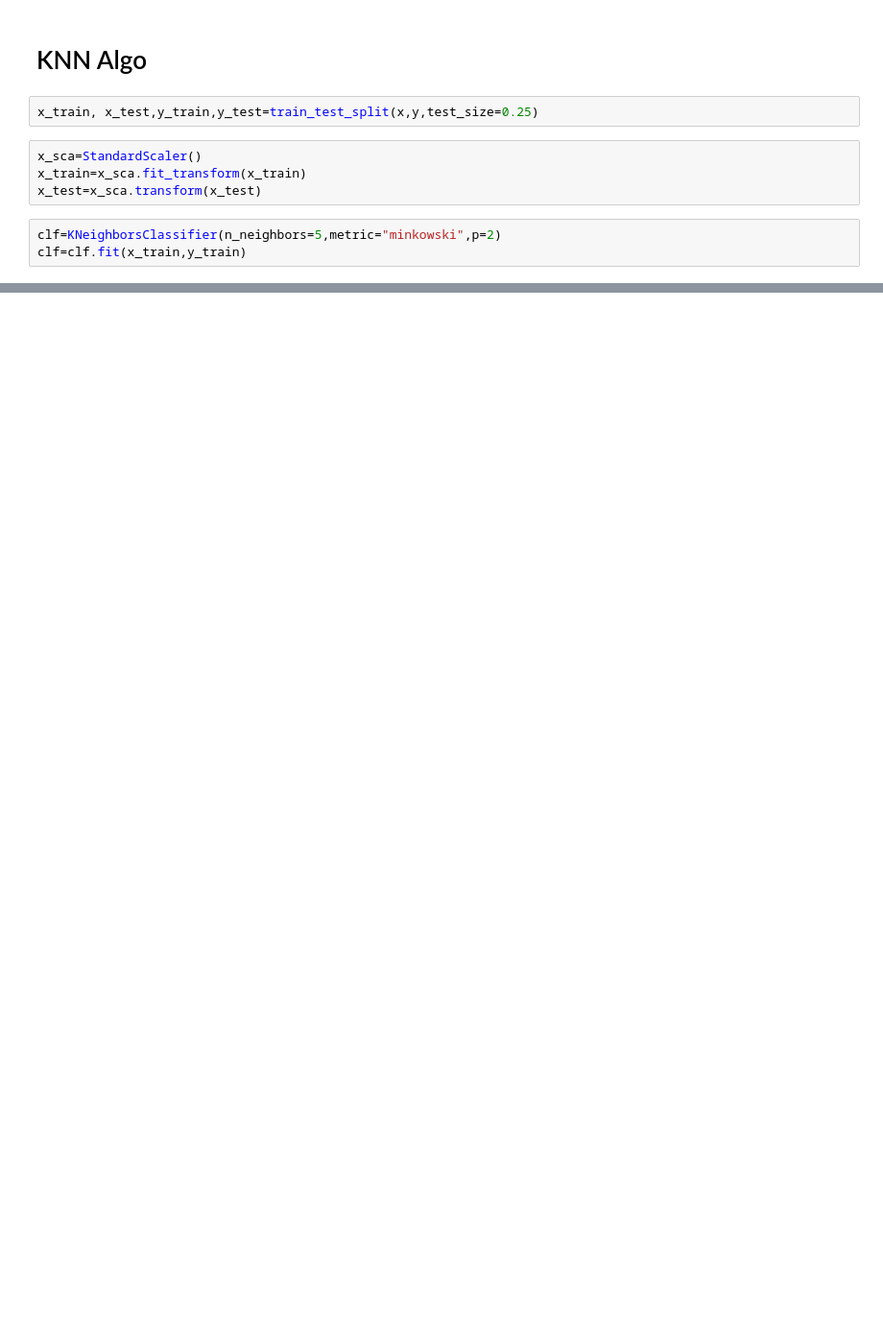
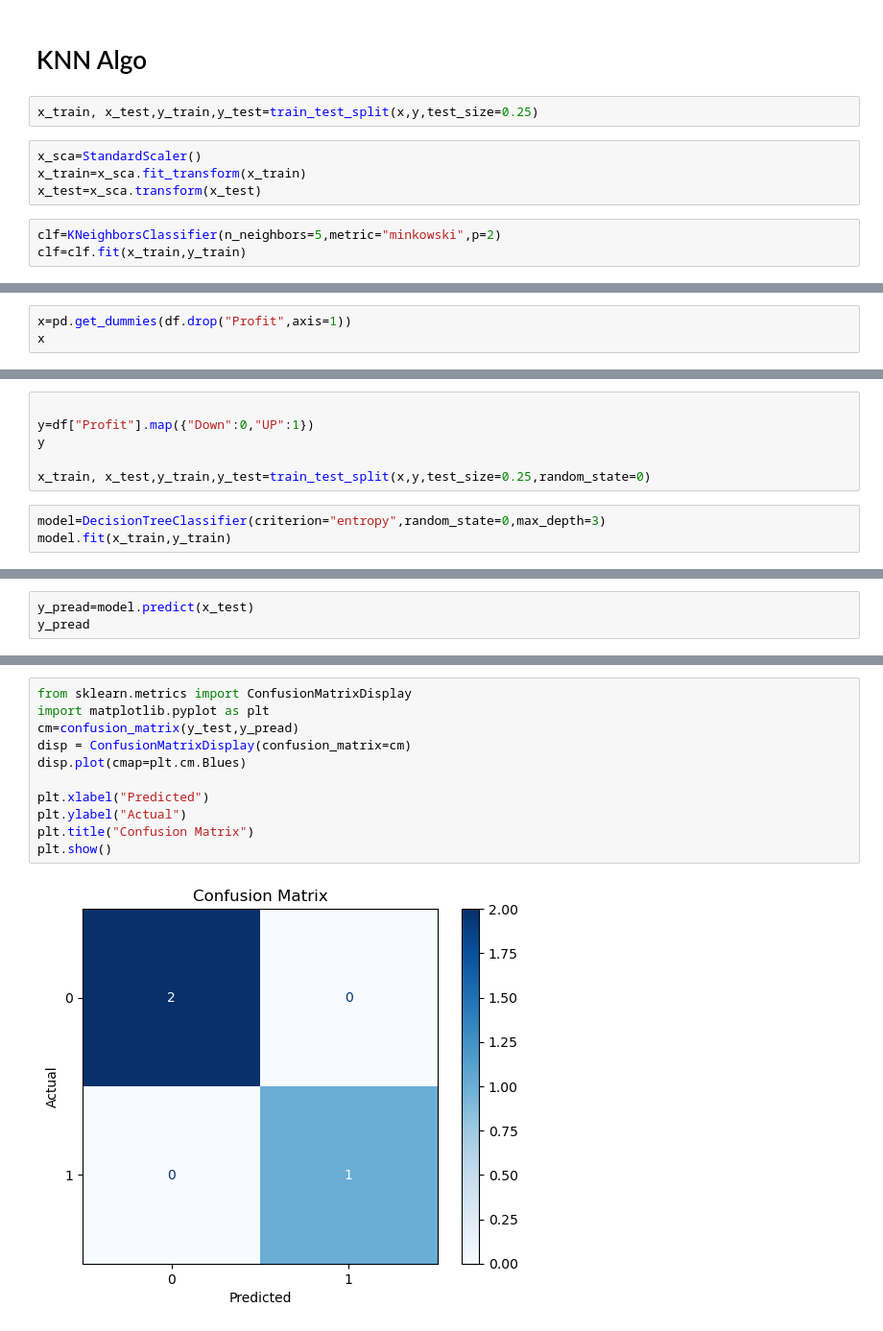
Before and after one commit to Mohitpunani99/JUpiter_ml, a Jupyter notebook: comparioson_logistic_KNN.ipynb, the cells around one changed output, grey strips where cells are left out. Shown at 96% size. Drawn from its saved outputs; the diff is of its cells as text; blank space fills up the shorter version.

```diff
--- a/comparioson_logistic_KNN.ipynb
+++ b/comparioson_logistic_KNN.ipynb
@@ -87,0 +119,3 @@ weighted avg       0.89      0.89      0.89       100
+# %%
+x=pd.get_dummies(df.drop("Profit",axis=1))
+x
@@ -87,0 +134,9 @@ weighted avg       0.89      0.89      0.89       100
+# %%
+
+y=df["Profit"].map({"Down":0,"UP":1})
+y
+
+x_train, x_test,y_train,y_test=train_test_split(x,y,test_size=0.25,random_state=0)
+# %%
+model=DecisionTreeClassifier(criterion="entropy",random_state=0,max_depth=3)
+model.fit(x_train,y_train)
@@ -87,0 +150,3 @@ weighted avg       0.89      0.89      0.89       100
+# %%
+y_pread=model.predict(x_test)
+y_pread
@@ -87,0 +172,13 @@ weighted avg       0.89      0.89      0.89       100
+# %%
+from sklearn.metrics import ConfusionMatrixDisplay
+import matplotlib.pyplot as plt
+cm=confusion_matrix(y_test,y_pread)
+disp = ConfusionMatrixDisplay(confusion_matrix=cm)
+disp.plot(cmap=plt.cm.Blues)
+
+plt.xlabel("Predicted")
+plt.ylabel("Actual")
+plt.title("Confusion Matrix")
+plt.show()
+# %% [output]
+[figure, added]
```
Also changed, not shown: parts of 15 cells of this notebook, 3 other files.
